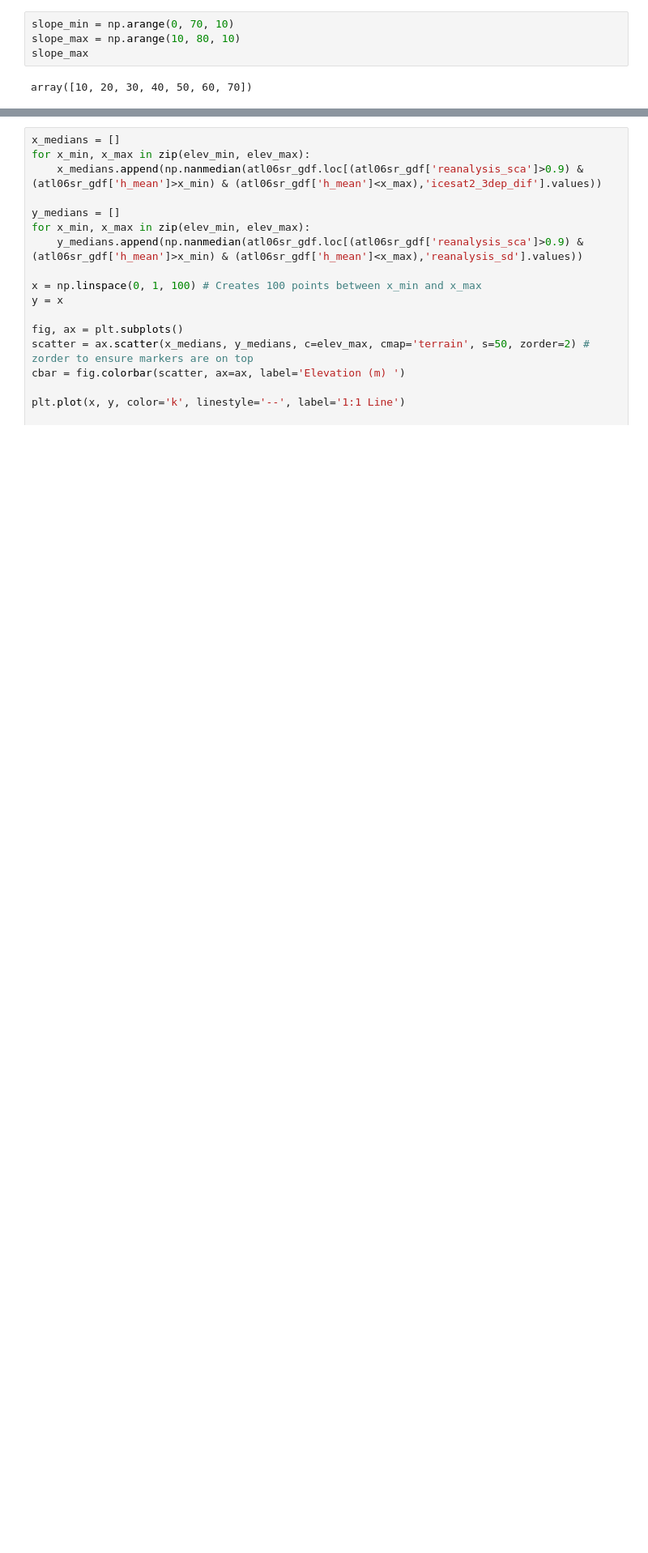
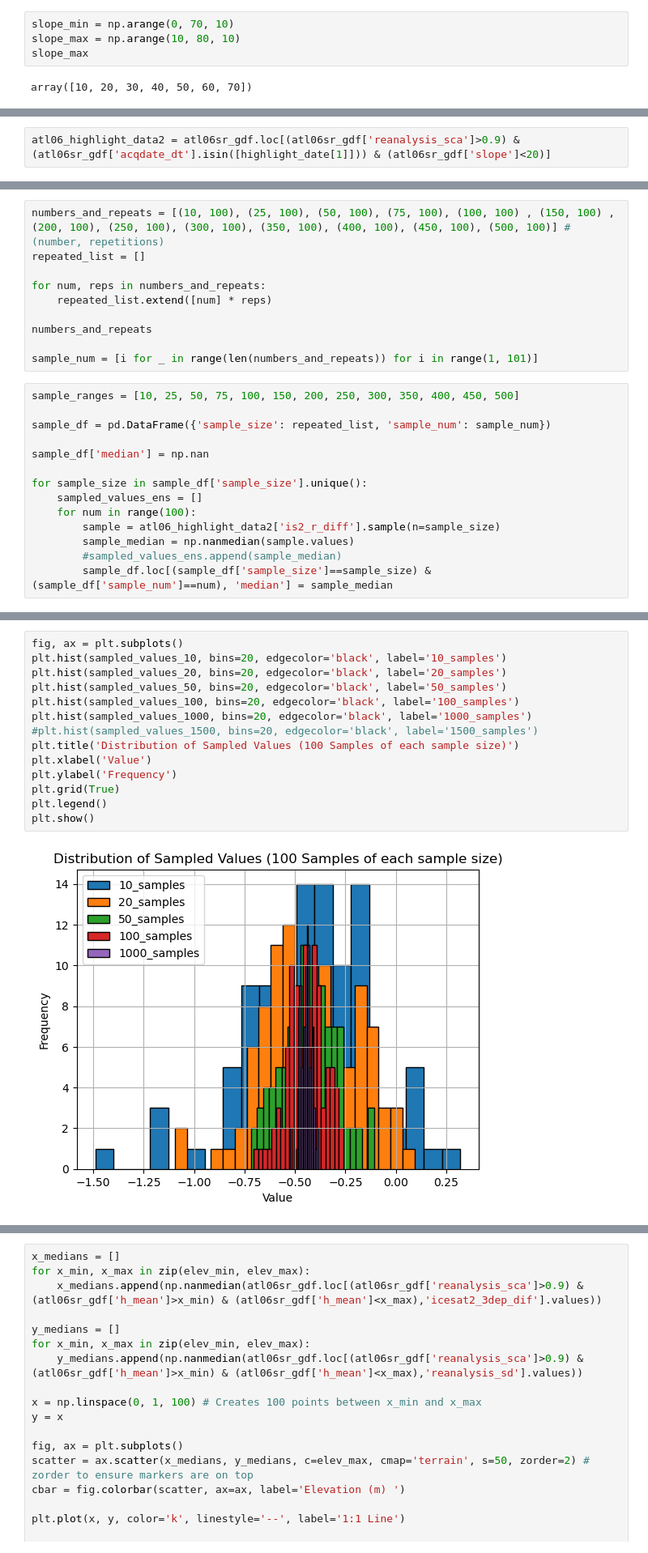
Before and after one commit to bessoh2/analog_snowmapping, a Jupyter notebook: notebooks/figure_making/slope_scatter_plots.ipynb, the cells around one changed output, grey strips where cells are left out. Shown at 81% size. Cells and saved outputs as stored; diff of their text form; blank space fills up the shorter version.

```diff
--- a/notebooks/figure_making/slope_scatter_plots.ipynb
+++ b/notebooks/figure_making/slope_scatter_plots.ipynb
@@ -231,0 +619,2 @@ array([10, 20, 30, 40, 50, 60, 70])
+# %%
+atl06_highlight_data2 = atl06sr_gdf.loc[(atl06sr_gdf['reanalysis_sca']>0.9) & (atl06sr_gdf['acqdate_dt'].isin([highlight_date[1]])) & (atl06sr_gdf['slope']<20)]
@@ -231,0 +729,24 @@ array([10, 20, 30, 40, 50, 60, 70])
+# %%
+numbers_and_repeats = [(10, 100), (25, 100), (50, 100), (75, 100), (100, 100) , (150, 100) , (200, 100), (250, 100), (300, 100), (350, 100), (400, 100), (450, 100), (500, 100)] # (number, repetitions)
+repeated_list = []
+
+for num, reps in numbers_and_repeats:
+    repeated_list.extend([num] * reps)
+
+numbers_and_repeats
+
+sample_num = [i for _ in range(len(numbers_and_repeats)) for i in range(1, 101)]
+# %%
+sample_ranges = [10, 25, 50, 75, 100, 150, 200, 250, 300, 350, 400, 450, 500]
+
+sample_df = pd.DataFrame({'sample_size': repeated_list, 'sample_num': sample_num})
+
+sample_df['median'] = np.nan
+
+for sample_size in sample_df['sample_size'].unique():
+    sampled_values_ens = []
+    for num in range(100):
+        sample = atl06_highlight_data2['is2_r_diff'].sample(n=sample_size)
+        sample_median = np.nanmedian(sample.values)
+        #sampled_values_ens.append(sample_median)
+        sample_df.loc[(sample_df['sample_size']==sample_size) & (sample_df['sample_num']==num), 'median'] = sample_median
@@ -231,0 +801,16 @@ array([10, 20, 30, 40, 50, 60, 70])
+# %%
+fig, ax = plt.subplots()
+plt.hist(sampled_values_10, bins=20, edgecolor='black', label='10_samples')
+plt.hist(sampled_values_20, bins=20, edgecolor='black', label='20_samples')
+plt.hist(sampled_values_50, bins=20, edgecolor='black', label='50_samples')
+plt.hist(sampled_values_100, bins=20, edgecolor='black', label='100_samples')
+plt.hist(sampled_values_1000, bins=20, edgecolor='black', label='1000_samples')
+#plt.hist(sampled_values_1500, bins=20, edgecolor='black', label='1500_samples')
+plt.title('Distribution of Sampled Values (100 Samples of each sample size)')
+plt.xlabel('Value')
+plt.ylabel('Frequency')
+plt.grid(True)
+plt.legend()
+plt.show()
+# %% [output]
+[figure, added]
```
Also changed, not shown: parts of 69 cells of this notebook, 3 other files.
